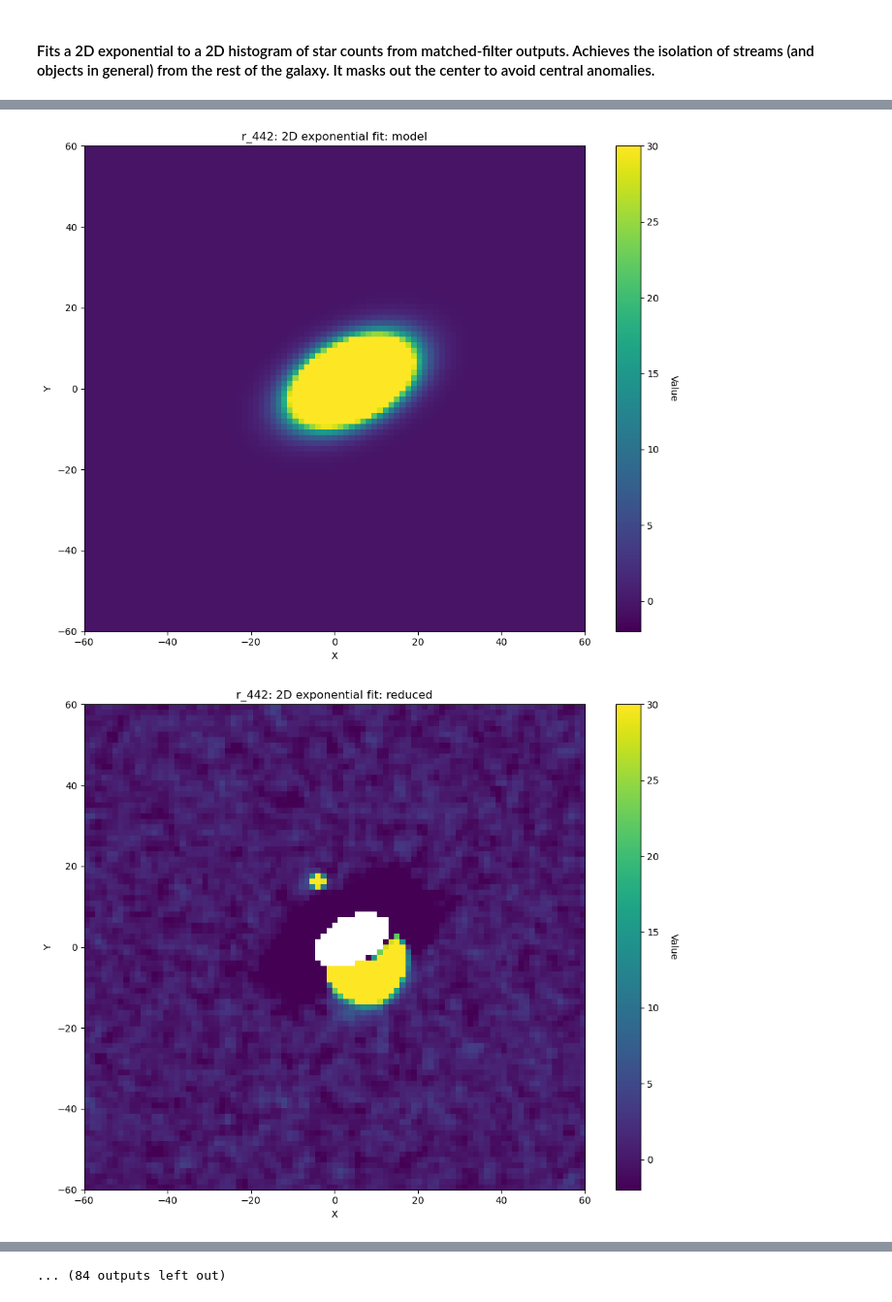
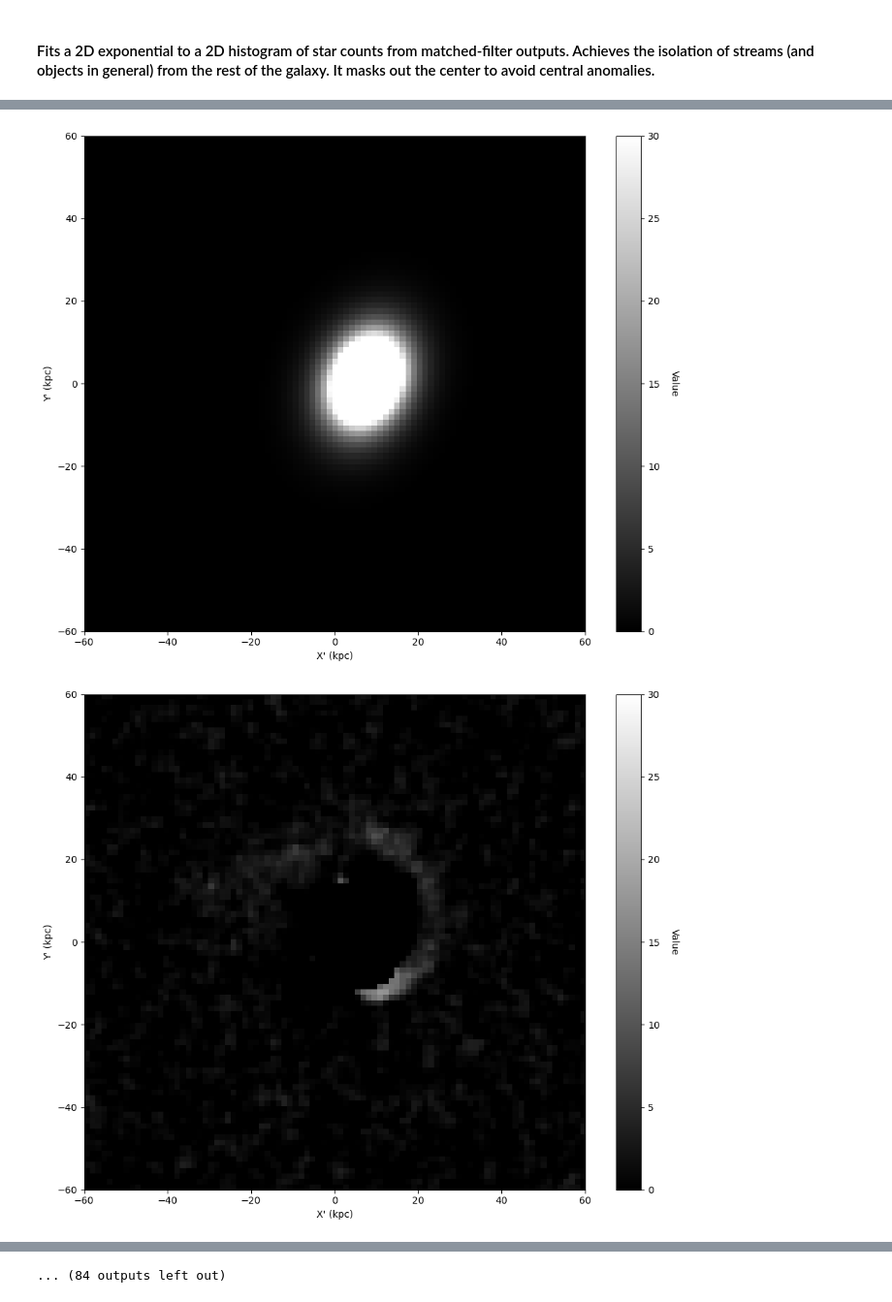
Before and after one commit to dimitra-giantsidi/galaxy-merging-angles, a Jupyter notebook: substructure_detection/twod_exp_fit.ipynb, the cells around one changed output, grey strips where cells are left out. Shown at 97% size. Drawn from its saved outputs; the diff is of its cells as text; code cells hidden in the pictures.

```diff
--- a/substructure_detection/twod_exp_fit.ipynb
+++ b/substructure_detection/twod_exp_fit.ipynb
@@ -15,8 +15,8 @@ import os
 import re
 # %%
 # define the galaxy of choice and its depth, distance and resolution
-box = 'r'
-num = '442'
+box = 'storm'
+num = '2'
 galaxy_name = f'{box}_{num}'
 depth = 26
 distance = 2000
@@ -88,7 +88,7 @@ def plot(plot_data, save_folder, d, a, save=True, inv_y=False):
 
     # Plot the original noisy data as an image
     im = ax.imshow(plot_data, origin='lower', extent=[x_line.min(), x_line.max(), y_line.min(), y_line.max()],
-                   cmap='viridis', vmin=-2, vmax=30, aspect='auto')
+                   cmap='gray', vmin=0, vmax=30, aspect='auto')
 
     # Overlay contours of the fitted result
     levels_arr = 10.0**np.array([-4,-3,-2,-1])*(A_fit + C_fit)
@@ -100,9 +100,9 @@ def plot(plot_data, save_folder, d, a, save=True, inv_y=False):
     cbar.set_label('Value', rotation=270, labelpad=20)
 
     # Labels and title
-    ax.set_xlabel('X')
-    ax.set_ylabel('Y')
-    ax.set_title(f'{galaxy_name}: 2D exponential fit: {save_folder}')
+    ax.set_xlabel('X\' (kpc)')
+    ax.set_ylabel('Y\' (kpc)')
+    #ax.set_title(f'{galaxy_name}: 2D exponential fit: {save_folder}')
 
     plt.tight_layout()
 
@@ -118,10 +118,11 @@ def plot(plot_data, save_folder, d, a, save=True, inv_y=False):
 # %%
 # provide a sensible initial guess (p0) to prevent divergence
 # form: [A, h, q, x_offset, y_offset, theta, C]
-initial_guess = [6750, 2.4, 1, 3.8, 0, -2.9, -0.4]
+initial_guess = [440, 3, 1, 7.7, -0.2, 0, -0.2]
+mask_cutoff = 0.05
 
 # when applying the algorithm to a new galaxy, use this to save the best initial guess for future reference
-update = False
+update = True
 if update == True:
     if os.path.exists(best_init_guess_path):
         os.remove(best_init_guess_path)
@@ -133,7 +134,8 @@ if update == True:
                            f'{initial_guess[3]}' ', ' \
                            f'{initial_guess[4]}' ', ' \
                            f'{initial_guess[5]}' ', ' \
-                           f'{initial_guess[6]}' '.')
+                           f'{initial_guess[6]}' '.' \
+                          '\nMask cut-off at: ' f'{mask_cutoff}')
 # %%
 # apply the 2D exponential fit algorithm
 
@@ -177,11 +179,11 @@ for file in sorted(mf_catalogs_path.iterdir()):
         Z_fitted = exponential_2d((X, Y), *fitted_params)
 
         z_fit_max = np.max(Z_fitted)
-        mask_thresh = .05 * z_fit_max # Change thresh to what you want
+        mask_thresh = mask_cutoff * z_fit_max # Change thresh to what you want
         mask = Z_fitted < mask_thresh
         residual = data - Z_fitted
         masked_residual = residual.copy()
-        masked_residual[~mask] = np.nan
+        masked_residual[~mask] = 0
 
         # Extract and view results
         A_fit, h_fit, q_fit, x_offset_fit, y_offset_fit, theta_fit, C_fit = fitted_params
@@ -214,2 +216,2 @@ C  = -0.3489
-[figure, old version]
+[figure, new version]
-[figure, old version]
+[figure, new version]
```
Also changed, not shown: parts of 1 cell of this notebook, 3 other files.
